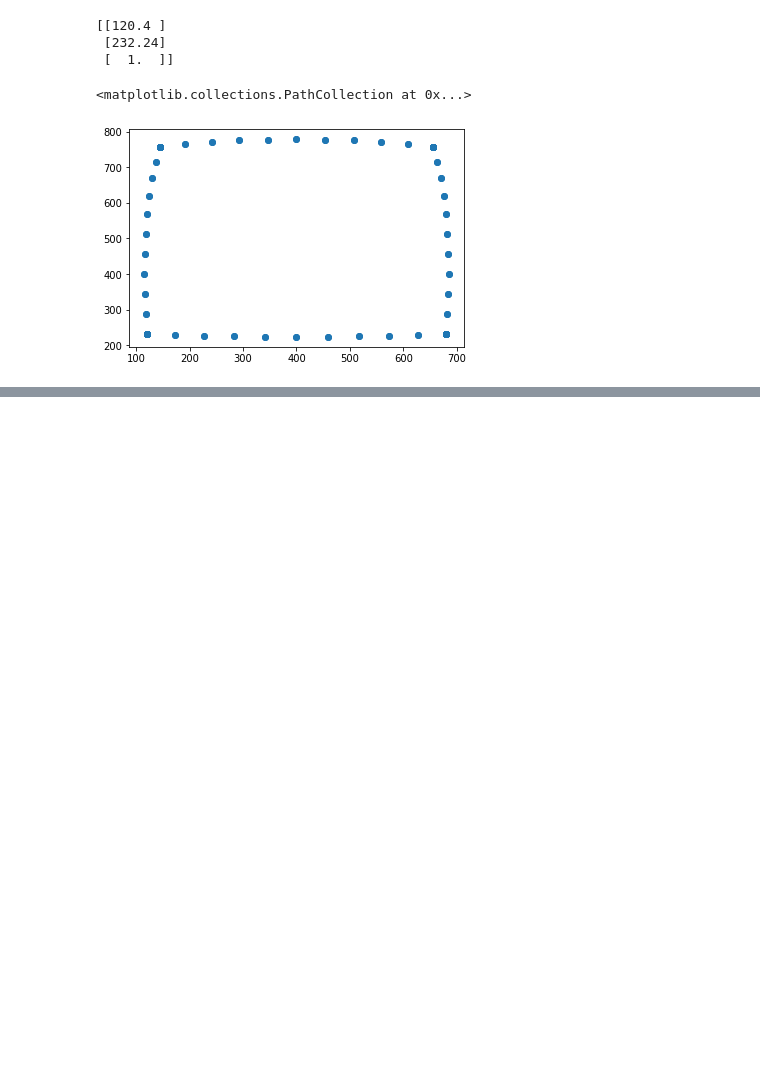
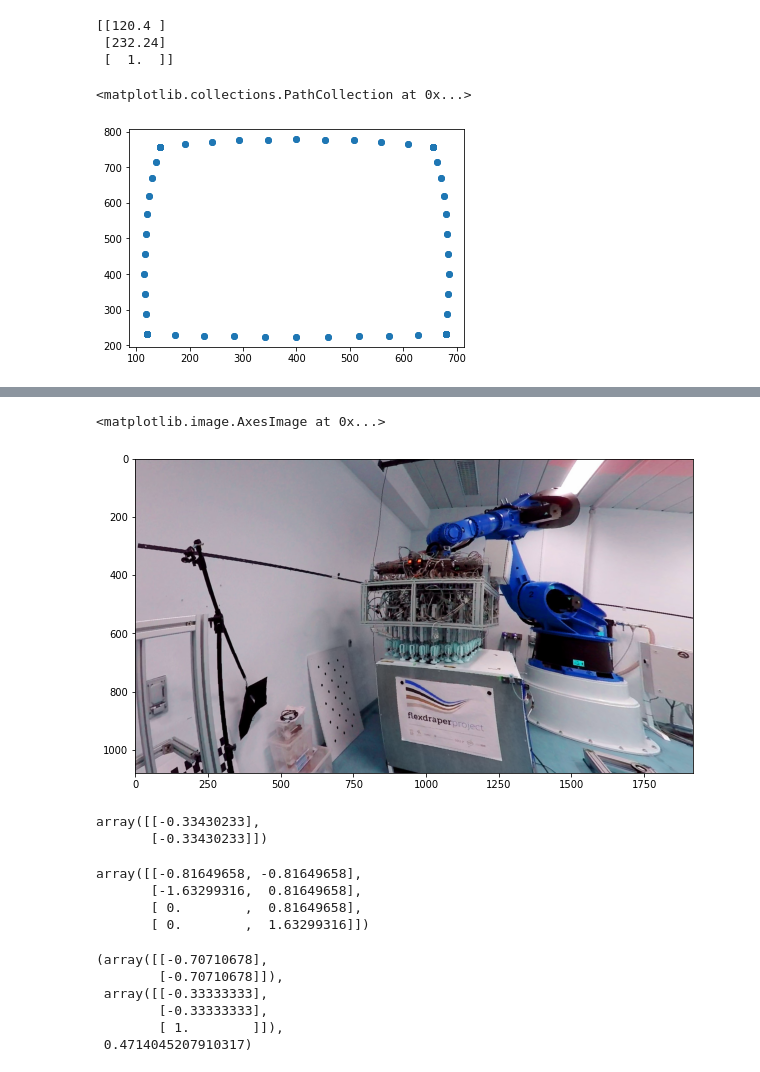
Before and after one commit to gitglob/02504-Computer-Vision, a Jupyter notebook: main.ipynb, the cells around one changed output, grey strips where cells are left out. Saved outputs shown, nothing was run; the diff lists cells and outputs as text; code cells hidden in the pictures; blank space fills up the shorter version.

```diff
--- a/main.ipynb
+++ b/main.ipynb
@@ -213,0 +261,6 @@ plt.scatter(ppsx, ppsy) # 2D image
+# %%
+plt.figure(figsize = (10,10))
+plt.imshow(im[yd,xd])
+# %% [output]
+<matplotlib.image.AxesImage at 0x...>
+[figure, added]
@@ -213,0 +299,40 @@ plt.scatter(ppsx, ppsy) # 2D image
+# %%
+def hest(q1,q2):
+    # q1[:,:2] = normalize2d(q1[:,:2])
+    # q2[:,:2] = normalize2d(q2[:,:2])
+    Bs = []
+    for p,q in zip(q1,q2):
+        B = np.kron(p,np.cross(q, np.identity(q.shape[0]) * -1))
+        Bs.append(B)
+    U,S,V = np.linalg.svd(np.concatenate(Bs,axis=0))
+    He = V[-1].reshape(3,3).round(3).T
+    return He
+
+t = hest(Q1,Q2)@p1
+t = t[:-1]/t[-1]
+t
+# %% [output]
+array([[-0.33430233],
+       [-0.33430233]])
+# %%
+# x = q1[:-1]
+# for i in range(10):
+#     x = np.append(x,np.ones_like(q1[:-1]) * np.random.rand(),axis=1)
+# x = x.swapaxes(0,1)
+def normalize2d(x):
+    return (x - x.mean()) / x.std()
+normalize2d(Q1[:,:2]) # TODO: how to apply to H ???
+# %% [output]
+array([[-0.81649658, -0.81649658],
+       [-1.63299316,  0.81649658],
+       [ 0.        ,  0.81649658],
+       [ 0.        ,  1.63299316]])
+# %%
+q1[:-1] / np.linalg.norm(q1[:-1]), q1, np.linalg.norm(q1[:-1])
+# %% [output]
+(array([[-0.70710678],
+        [-0.70710678]]),
+ array([[-0.33333333],
+        [-0.33333333],
+        [ 1.        ]]),
+ 0.4714045207910317)
```
Also changed, not shown: parts of 5 cells of this notebook, 1 other file.
